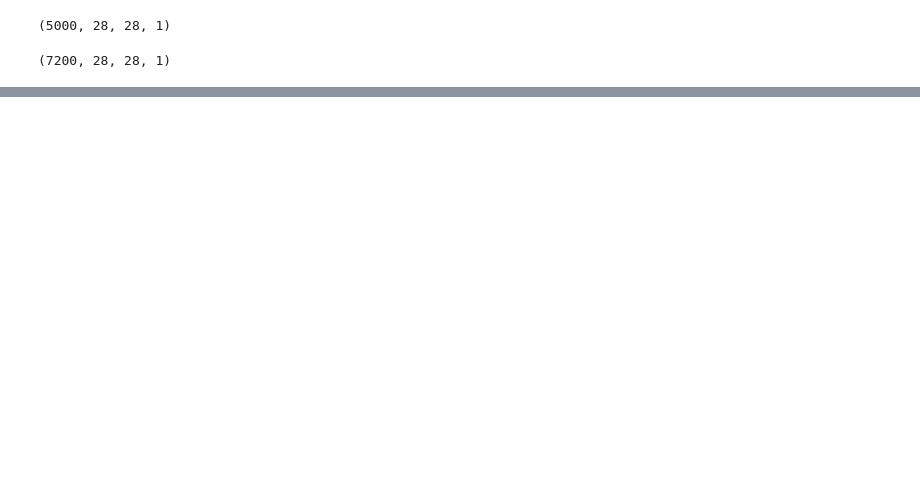
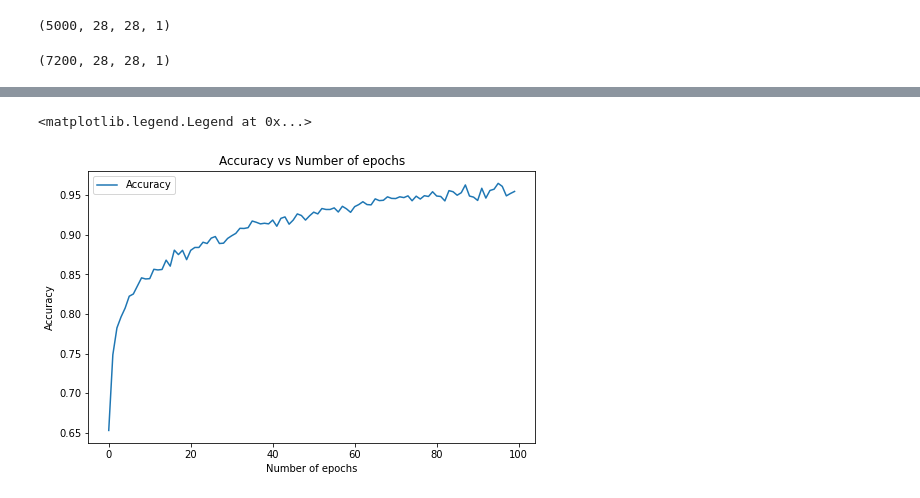
Before and after one commit to ImageBhattarai/FashionMNISTCNN, a Jupyter notebook: CNN_FashionMNIST_Gaussian.ipynb, the cells around one changed output, grey strips where cells are left out. Drawn from its saved outputs; the diff is of its cells as text; code cells hidden in the pictures; blank space fills up the shorter version.

```diff
--- a/CNN_FashionMNIST_Gaussian.ipynb
+++ b/CNN_FashionMNIST_Gaussian.ipynb
@@ -149,0 +165,10 @@ for i, ax in enumerate(axis.flat):
+# %%
+plt.figure(2, figsize=(8,5))
+plt.plot(xc,train_acc)
+plt.xlabel("Number of epochs")
+plt.ylabel("Accuracy")
+plt.title("Accuracy vs Number of epochs")
+plt.legend(['Accuracy'])
+# %% [output]
+<matplotlib.legend.Legend at 0x...>
+[figure, added]
```
Also changed, not shown: parts of 6 cells of this notebook.
